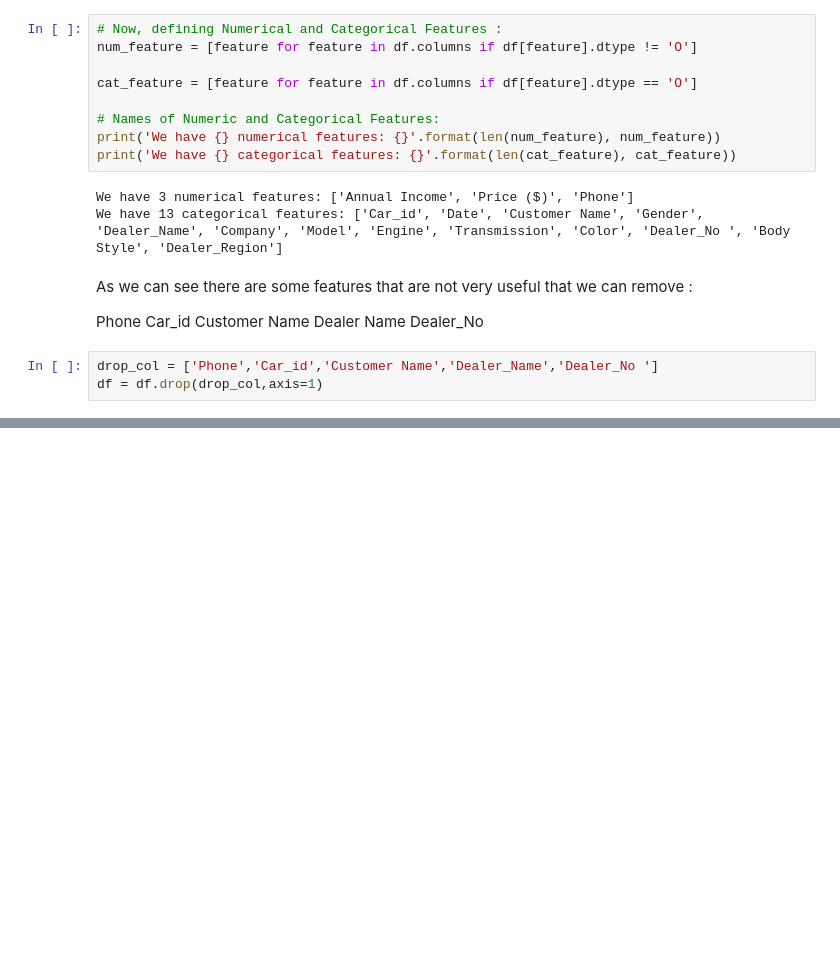
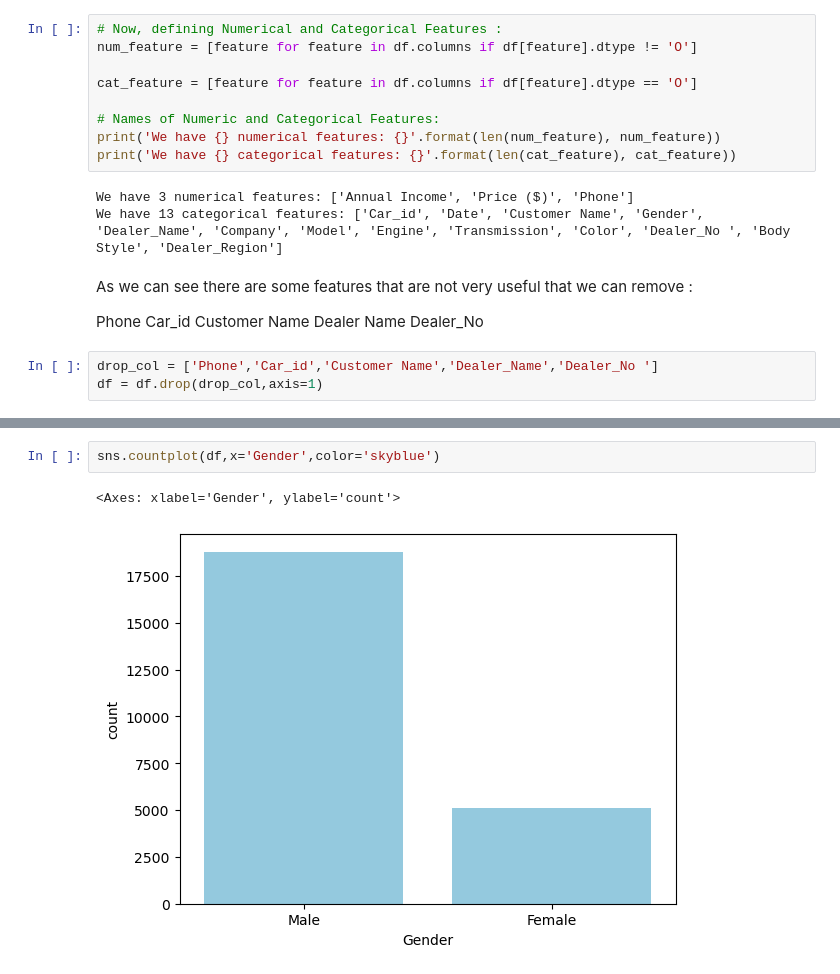
Before and after one commit to Imron042002/data-science-with-python-2023, a Jupyter notebook: finalproject/1.ipynb, the cells around one changed output, grey strips where cells are left out. Drawn from its saved outputs; the diff is of its cells as text; blank space fills up the shorter version.

```diff
--- a/finalproject/1.ipynb
+++ b/finalproject/1.ipynb
@@ -221,0 +238,5 @@ Univariate and Bivariate Analysis
+# %%
+sns.countplot(df,x='Gender',color='skyblue')
+# %% [output]
+<Axes: xlabel='Gender', ylabel='count'>
+[figure, added]
```
Also changed, not shown: parts of 12 cells of this notebook.
